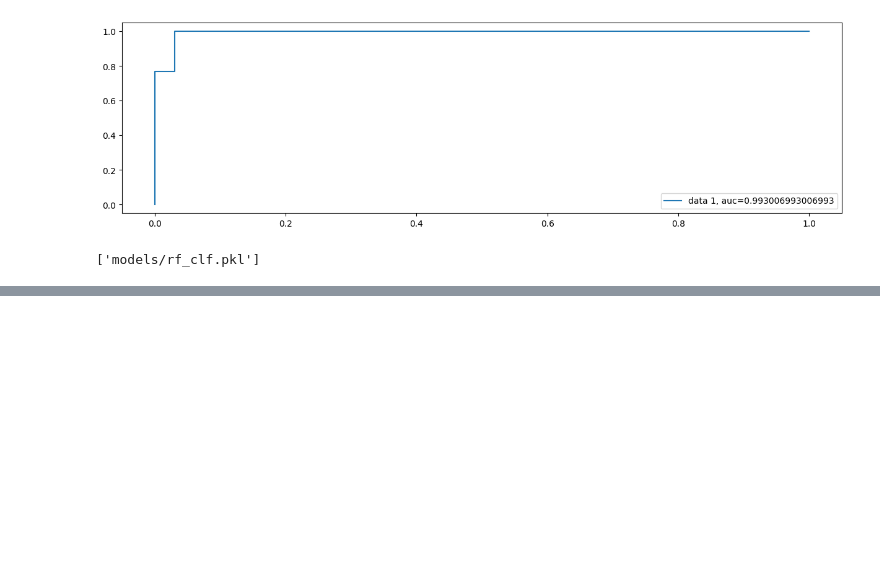
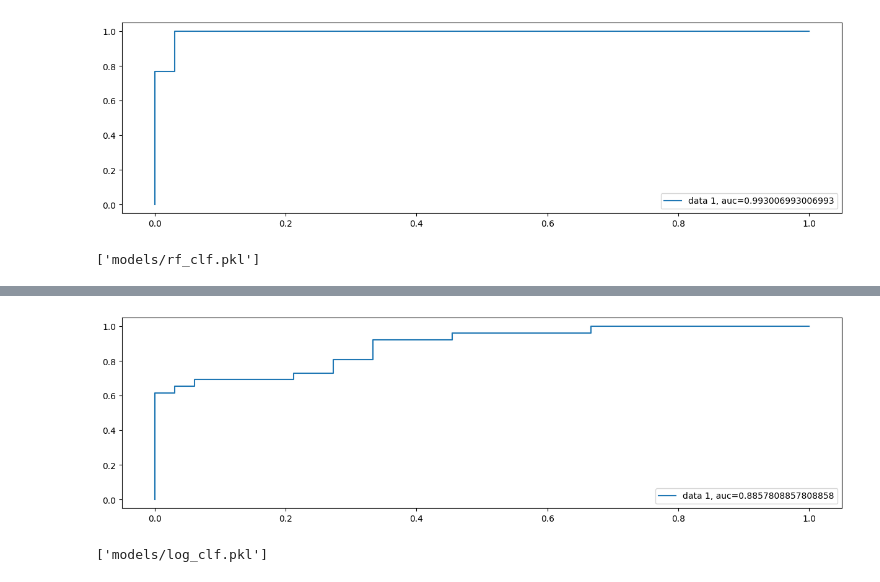
Before and after one commit to NavdeepTU/Machine-Learning, a Jupyter notebook: projects/03. parkinson_disease_prediction/model_training.ipynb, the cells around one changed output, grey strips where cells are left out. Saved outputs shown, nothing was run; the diff lists cells and outputs as text; code cells hidden in the pictures; blank space fills up the shorter version.

```diff
--- a/projects/03. parkinson_disease_prediction/model_training.ipynb
+++ b/projects/03. parkinson_disease_prediction/model_training.ipynb
@@ -385,0 +412,14 @@ joblib.dump(rf_clf, "models/rf_clf.pkl")
+# %%
+y_pred_proba = logmodel.predict_proba(X_test)[:,1]
+fpr, tpr, _ = metrics.roc_curve(y_test, y_pred_proba)
+auc = metrics.roc_auc_score(y_test, y_pred_proba)
+plt.plot(fpr, tpr, label=f"data 1, auc={str(auc)}")
+plt.legend(loc=4)
+plt.show()
+# %% [output]
+[figure, added]
+# %%
+# dumping logistic regression model
+joblib.dump(logmodel, "models/log_clf.pkl")
+# %% [output]
+['models/log_clf.pkl']
```
Also changed, not shown: parts of 4 cells of this notebook, 1 other file.
